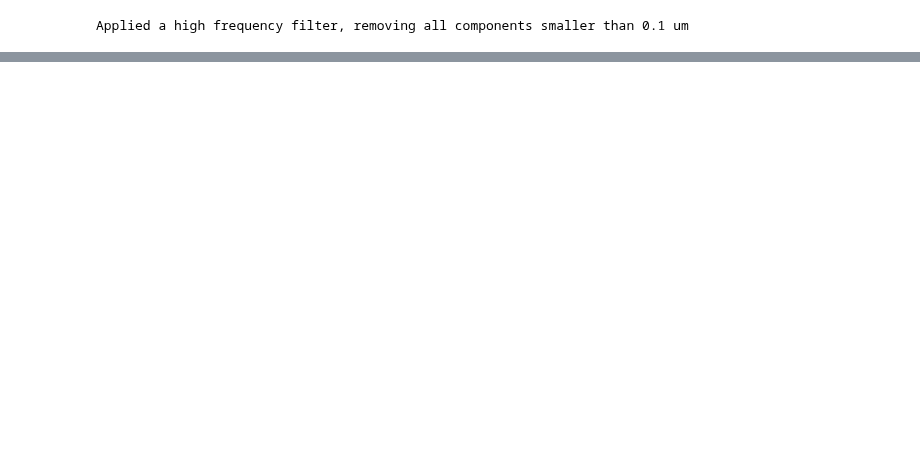
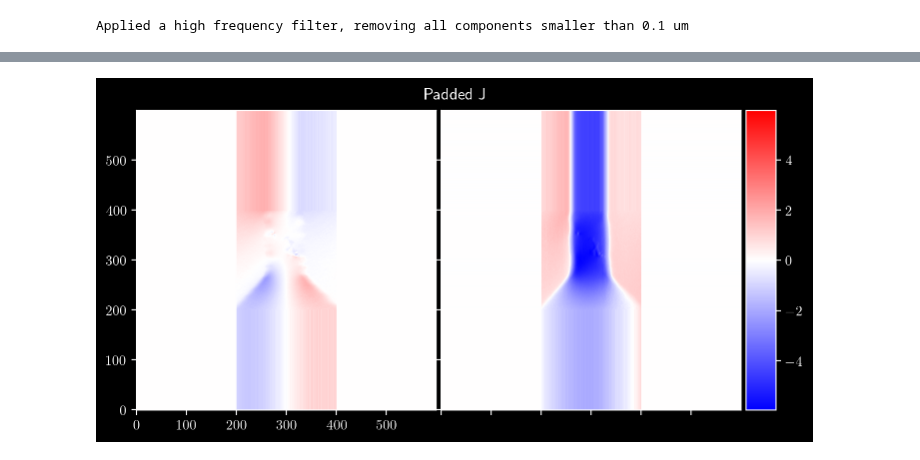
Before and after one commit to DavidBroadway/magrec, a Jupyter notebook: magrec/notebooks/Test Magnetic Field Reconstruction/Test_Magnetic_Field_Recon.ipynb, the cells around one changed output, grey strips where cells are left out. Saved outputs shown, nothing was run; the diff lists cells and outputs as text; code cells hidden in the pictures; blank space fills up the shorter version.

```diff
--- a/magrec/notebooks/Test Magnetic Field Reconstruction/Test_Magnetic_Field_Recon.ipynb
+++ b/magrec/notebooks/Test Magnetic Field Reconstruction/Test_Magnetic_Field_Recon.ipynb
@@ -99,0 +132,23 @@ imshow_kwargs={
+# %%
+shape = JxJy[:,100:300,100:300].shape
+pad1 = HeightContinuationPadder(shape=shape)
+pad2 = ZeroPadder(shape=pad1.expanded_shape)
+propagator = CurrentPropagator2d(source_shape=pad2.expanded_shape,
+                                 dx=dx, dy=dy, height=height, layer_thickness=layer_thickness,)
+proj = AxisProjectionPropagator(theta=theta, phi=phi)
+
+def compute_B(J: torch.tensor):
+    J = pad1.pad(J)
+    fig = plot_n_components(J, symmetric=True, labels=[r"$J_x$", r"$J_y$"], cmap="bwr", show=True)
+    fig.suptitle("Padded J", y=0.86)
+    J = pad2.pad(J)
+    B = propagator(J)
+    B = pad2.unpad(B)
+    B = pad1.unpad(B)
+    B_NV = proj.project(B)
+    B = torch.concat((B, B_NV[None, ...]), dim=0)
+    return B
+# %%
+reconstructedB = compute_B(JxJy[:,100:300,100:300])
+# %% [output]
+[figure, added]
```
Also changed, not shown: parts of 12 cells of this notebook, 3 other files.
